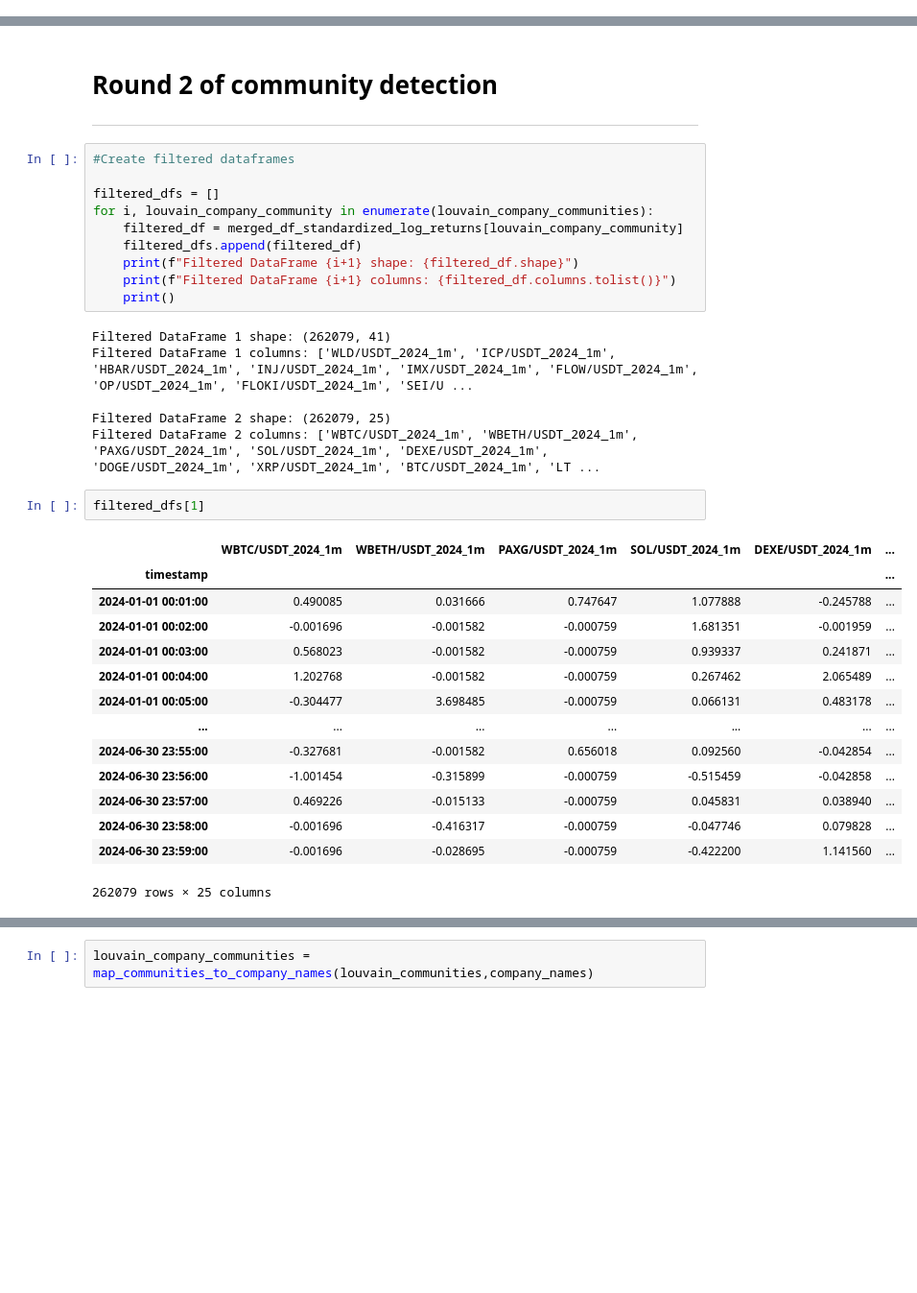
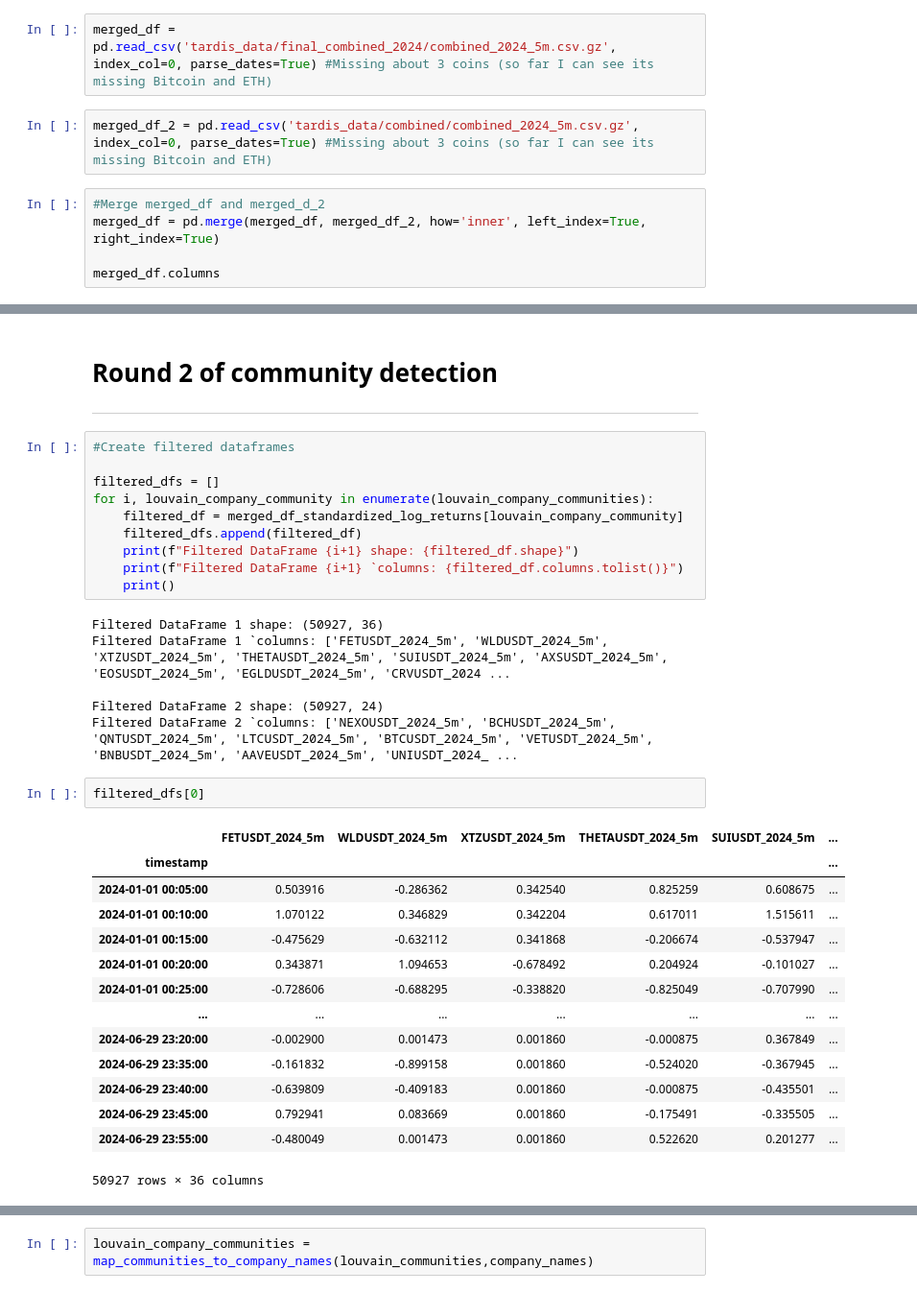
Before and after one commit to alexandrosdp/PairsTrading, a Jupyter notebook: community_detection.ipynb, the cells around one changed output, grey strips where cells are left out. Shown at 96% size. Cells and saved outputs as stored; diff of their text form; blank space fills up the shorter version.

Commit message:
More data processing + testing community detection

```diff
--- a/community_detection.ipynb
+++ b/community_detection.ipynb
@@ -22,0 +8,9 @@ merged_df = pd.merge(top_100, wbtc_weth, how='inner', left_index=True, right_ind
+# %%
+merged_df = pd.read_csv('tardis_data/final_combined_2024/combined_2024_5m.csv.gz', index_col=0, parse_dates=True) #Missing about 3 coins (so far I can see its missing Bitcoin and ETH)
+# %%
+merged_df_2 = pd.read_csv('tardis_data/combined/combined_2024_5m.csv.gz', index_col=0, parse_dates=True) #Missing about 3 coins (so far I can see its missing Bitcoin and ETH)
+# %%
+#Merge merged_df and merged_d_2
+merged_df = pd.merge(merged_df, merged_df_2, how='inner', left_index=True, right_index=True)
+
+merged_df.columns
@@ -84,31 +191,31 @@ for i, louvain_company_community in enumerate(louvain_company_communities):
     filtered_df = merged_df_standardized_log_returns[louvain_company_community]
     filtered_dfs.append(filtered_df)
     print(f"Filtered DataFrame {i+1} shape: {filtered_df.shape}")
-    print(f"Filtered DataFrame {i+1} columns: {filtered_df.columns.tolist()}")
+    print(f"Filtered DataFrame {i+1} `columns: {filtered_df.columns.tolist()}")
     print()
 # %% [output]
-Filtered DataFrame 1 shape: (262079, 41)
-Filtered DataFrame 1 columns: ['WLD/USDT_2024_1m', 'ICP/USDT_2024_1m', 'HBAR/USDT_2024_1m', 'INJ/USDT_2024_1m', 'IMX/USDT_2024_1m', 'FLOW/USDT_2024_1m', 'OP/USDT_2024_1m', 'FLOKI/USDT_2024_1m', 'SEI/U ...
+Filtered DataFrame 1 shape: (50927, 36)
+Filtered DataFrame 1 `columns: ['FETUSDT_2024_5m', 'WLDUSDT_2024_5m', 'XTZUSDT_2024_5m', 'THETAUSDT_2024_5m', 'SUIUSDT_2024_5m', 'AXSUSDT_2024_5m', 'EOSUSDT_2024_5m', 'EGLDUSDT_2024_5m', 'CRVUSDT_2024 ...
 
-Filtered DataFrame 2 shape: (262079, 25)
-Filtered DataFrame 2 columns: ['WBTC/USDT_2024_1m', 'WBETH/USDT_2024_1m', 'PAXG/USDT_2024_1m', 'SOL/USDT_2024_1m', 'DEXE/USDT_2024_1m', 'DOGE/USDT_2024_1m', 'XRP/USDT_2024_1m', 'BTC/USDT_2024_1m', 'LT ...
+Filtered DataFrame 2 shape: (50927, 24)
+Filtered DataFrame 2 `columns: ['NEXOUSDT_2024_5m', 'BCHUSDT_2024_5m', 'QNTUSDT_2024_5m', 'LTCUSDT_2024_5m', 'BTCUSDT_2024_5m', 'VETUSDT_2024_5m', 'BNBUSDT_2024_5m', 'AAVEUSDT_2024_5m', 'UNIUSDT_2024_ ...
 # %%
-filtered_dfs[1]
+filtered_dfs[0]
 # %% [output]
-|  | WBTC/USDT_2024_1m | WBETH/USDT_2024_1m | PAXG/USDT_2024_1m | SOL/USDT_2024_1m | DEXE/USDT_2024_1m | ... |
+|  | FETUSDT_2024_5m | WLDUSDT_2024_5m | XTZUSDT_2024_5m | THETAUSDT_2024_5m | SUIUSDT_2024_5m | ... |
 | timestamp |  |  |  |  |  | ... |
-| 2024-01-01 00:01:00 | 0.490085 | 0.031666 | 0.747647 | 1.077888 | -0.245788 | ... |
-| 2024-01-01 00:02:00 | -0.001696 | -0.001582 | -0.000759 | 1.681351 | -0.001959 | ... |
-| 2024-01-01 00:03:00 | 0.568023 | -0.001582 | -0.000759 | 0.939337 | 0.241871 | ... |
-| 2024-01-01 00:04:00 | 1.202768 | -0.001582 | -0.000759 | 0.267462 | 2.065489 | ... |
-| 2024-01-01 00:05:00 | -0.304477 | 3.698485 | -0.000759 | 0.066131 | 0.483178 | ... |
+| 2024-01-01 00:05:00 | 0.503916 | -0.286362 | 0.342540 | 0.825259 | 0.608675 | ... |
+| 2024-01-01 00:10:00 | 1.070122 | 0.346829 | 0.342204 | 0.617011 | 1.515611 | ... |
+| 2024-01-01 00:15:00 | -0.475629 | -0.632112 | 0.341868 | -0.206674 | -0.537947 | ... |
+| 2024-01-01 00:20:00 | 0.343871 | 1.094653 | -0.678492 | 0.204924 | -0.101027 | ... |
+| 2024-01-01 00:25:00 | -0.728606 | -0.688295 | -0.338820 | -0.825049 | -0.707990 | ... |
 | ... | ... | ... | ... | ... | ... | ... |
-| 2024-06-30 23:55:00 | -0.327681 | -0.001582 | 0.656018 | 0.092560 | -0.042854 | ... |
-| 2024-06-30 23:56:00 | -1.001454 | -0.315899 | -0.000759 | -0.515459 | -0.042858 | ... |
-| 2024-06-30 23:57:00 | 0.469226 | -0.015133 | -0.000759 | 0.045831 | 0.038940 | ... |
-| 2024-06-30 23:58:00 | -0.001696 | -0.416317 | -0.000759 | -0.047746 | 0.079828 | ... |
-| 2024-06-30 23:59:00 | -0.001696 | -0.028695 | -0.000759 | -0.422200 | 1.141560 | ... |
+| 2024-06-29 23:20:00 | -0.002900 | 0.001473 | 0.001860 | -0.000875 | 0.367849 | ... |
+| 2024-06-29 23:35:00 | -0.161832 | -0.899158 | 0.001860 | -0.524020 | -0.367945 | ... |
+| 2024-06-29 23:40:00 | -0.639809 | -0.409183 | 0.001860 | -0.000875 | -0.435501 | ... |
+| 2024-06-29 23:45:00 | 0.792941 | 0.083669 | 0.001860 | -0.175491 | -0.335505 | ... |
+| 2024-06-29 23:55:00 | -0.480049 | 0.001473 | 0.001860 | 0.522620 | 0.201277 | ... |
-262079 rows × 25 columns
+50927 rows × 36 columns
 # %%
 
 correlation_matrix,T,N,company_names = create_correlation_matrix(filtered_dfs[1])
```
Also changed, not shown: parts of 13 cells of this notebook, 5 other files.
